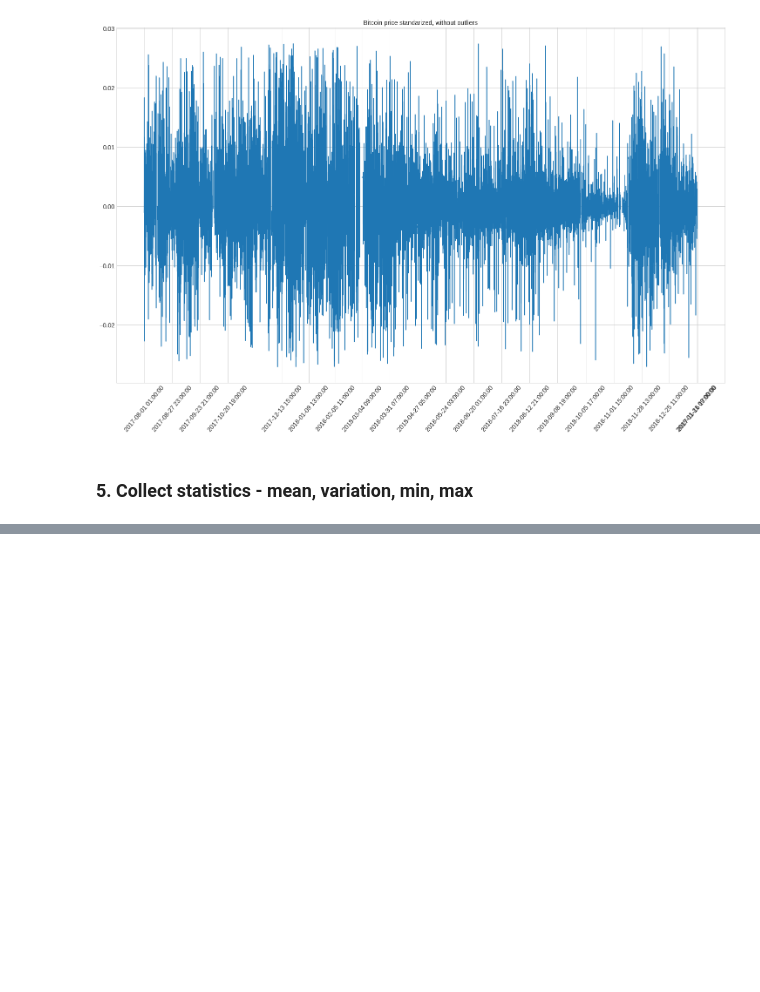
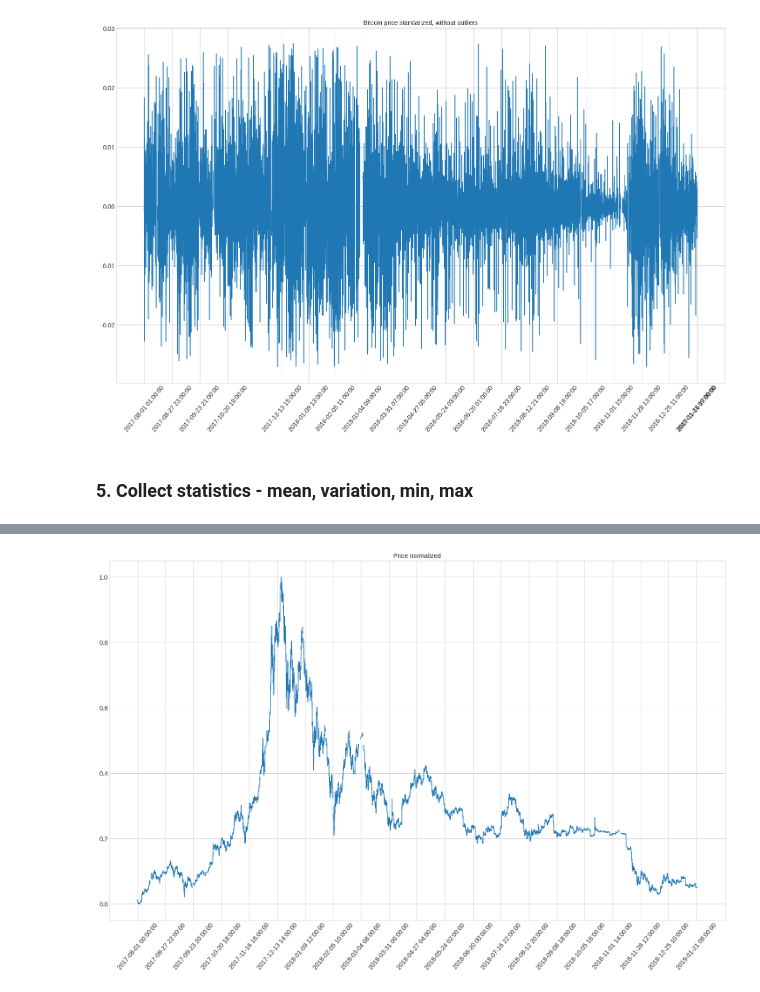
Before and after one commit to szanuje/ml, a Jupyter notebook: lab4/lab4.ipynb, the cells around one changed output, grey strips where cells are left out. Cells and saved outputs as stored; diff of their text form; code cells hidden in the pictures; blank space fills up the shorter version.

```diff
--- a/lab4/lab4.ipynb
+++ b/lab4/lab4.ipynb
@@ -152,0 +277,4 @@ Standard deviation: nan
+# %%
+plot_scaled_column(df['Date'], df['High'], 'Price normalized')
+# %% [output]
+[figure, added]
```
Also changed, not shown: parts of 24 cells of this notebook.
